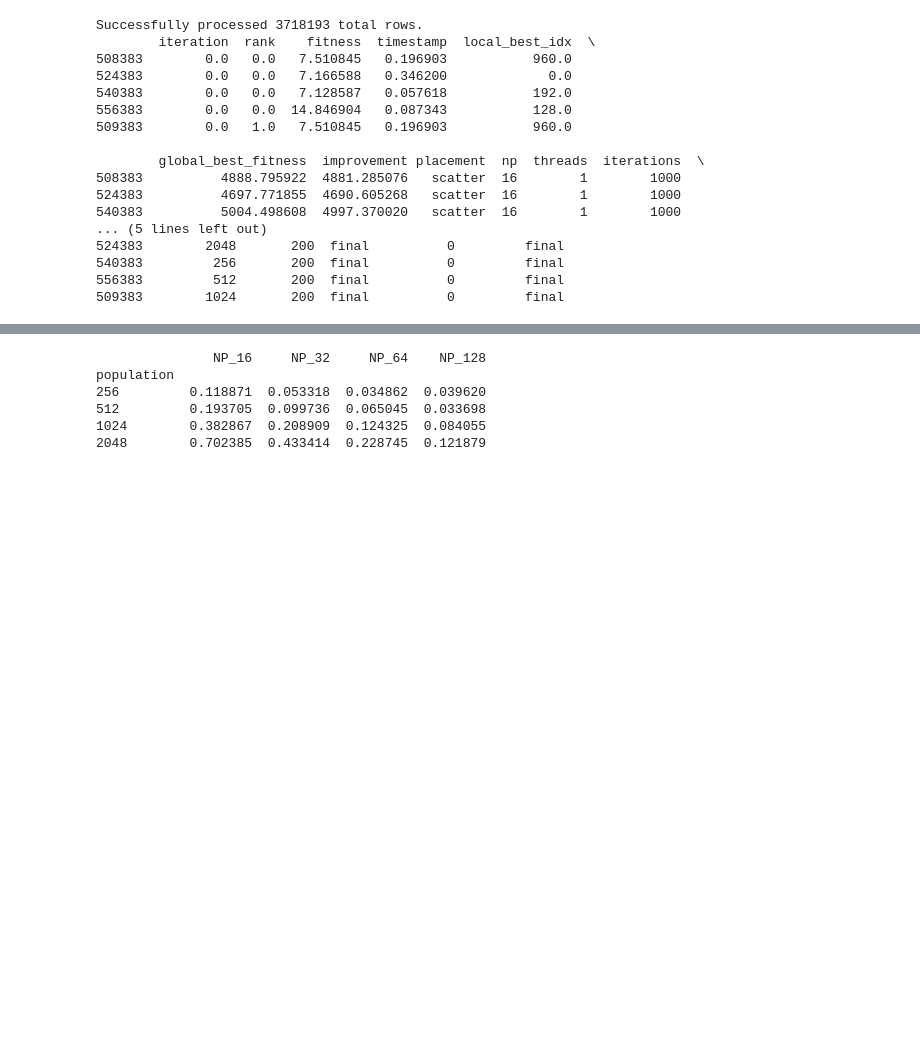
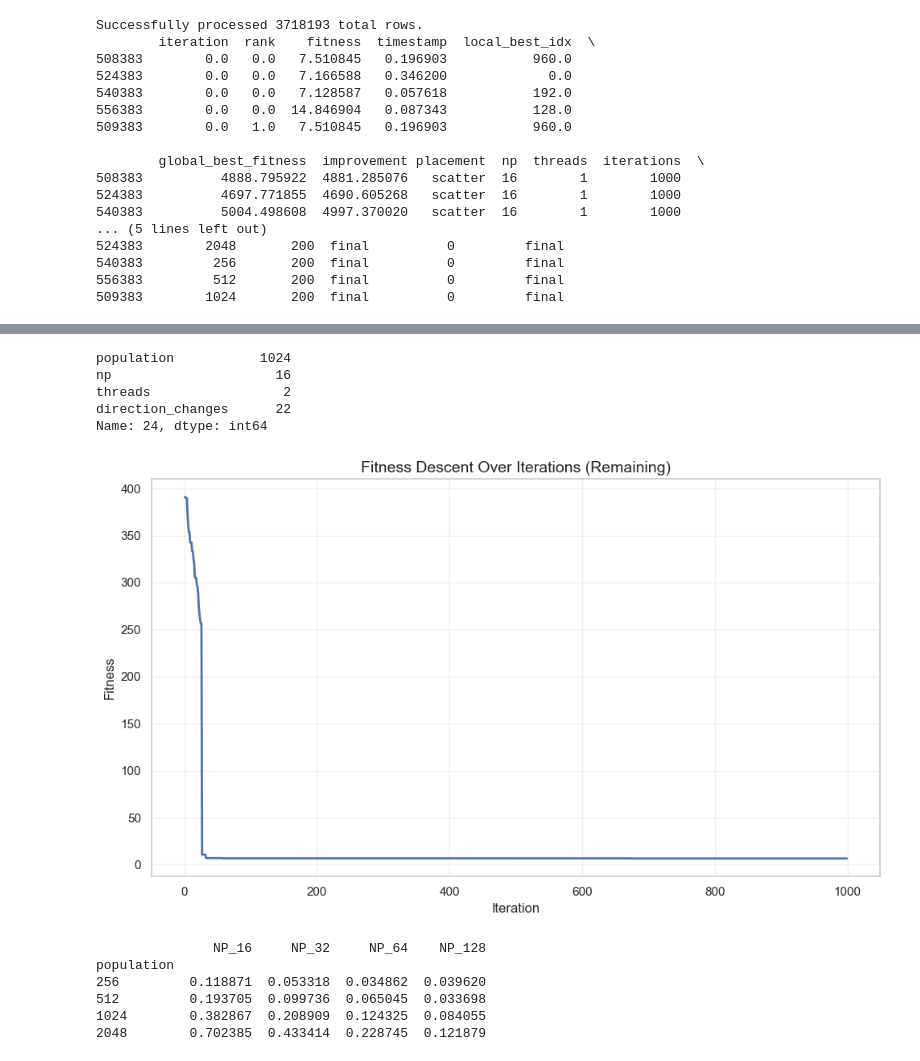
Before and after one commit to HFR1994/hpc_prro, a Jupyter notebook: logs/analysis.ipynb, the cells around one changed output, grey strips where cells are left out. Drawn from its saved outputs; the diff is of its cells as text; code cells hidden in the pictures; blank space fills up the shorter version.

```diff
--- a/logs/analysis.ipynb
+++ b/logs/analysis.ipynb
@@ -405,3 +548,9 @@ group_cols = ['placement', 'np', 'population']
 convergence_mpi = mpi.groupby(group_cols).apply(get_convergence_info).reset_index()
 group_cols = ['placement', 'np', 'threads' ,'population']
 convergence_openmp = openmp.groupby(group_cols).apply(get_convergence_info).reset_index()
+# %%
+processed = openmp.drop(columns=["local_best_idx", "placement", "timestamp",  "iterations", "improvement", "features", "trial", "execution", "source_folder"], inplace=False).reset_index(drop=True)
+processed = processed[(np.isfinite(processed["iteration"])) & (np.isfinite(processed["rank"]))]
+processed["iteration"] = processed["iteration"].astype(int)
+processed["rank"] = processed["rank"].astype(int)
+processed.head(10)
@@ -407,0 +569,10 @@ convergence_openmp = openmp.groupby(group_cols).apply(get_convergence_info).rese
+# %%
+group_cols = ["population", "np", "threads"]
+
+# Group by configuration and iteration, get max fitness per iteration
+curve = (
+    processed.groupby(group_cols + ["iteration"], as_index=False)
+      .agg(max_fitness=("fitness", "max"))
+)
+
+curve = curve[curve["iteration"] > 0]
@@ -408,3 +590,31 @@ convergence_openmp = openmp.groupby(group_cols).apply(get_convergence_info).rese
+# %%
+messiness.loc[messiness["direction_changes"].idxmax()]
+# %% [output]
+population           1024
+np                     16
+threads                 2
+direction_changes      22
+Name: 24, dtype: int64
+# %%
+cfg = curve[
+    (curve["population"] == 1024) &
+    (curve["np"] == 16) &
+    (curve["threads"] == 2)
+]
+# %%
+import matplotlib.pyplot as plt
+sns.set_theme(style="whitegrid")
+
+plt.figure(figsize=(10, 6))
+plt.plot(cfg['iteration'], cfg['max_fitness'], linewidth=2)
+plt.xlabel('Iteration', fontsize=12)
+plt.ylabel('Fitness', fontsize=12)
+plt.title('Fitness Descent Over Iterations (Remaining)', fontsize=14)
+plt.grid(True, alpha=0.3)
+plt.tight_layout()
+plt.savefig('fitness_descent.png')
+# %% [output]
+[figure, added]
 # %%
 sns.set_theme(style="whitegrid")
 
```
Also changed, not shown: parts of 10 cells of this notebook, 8 other files.
